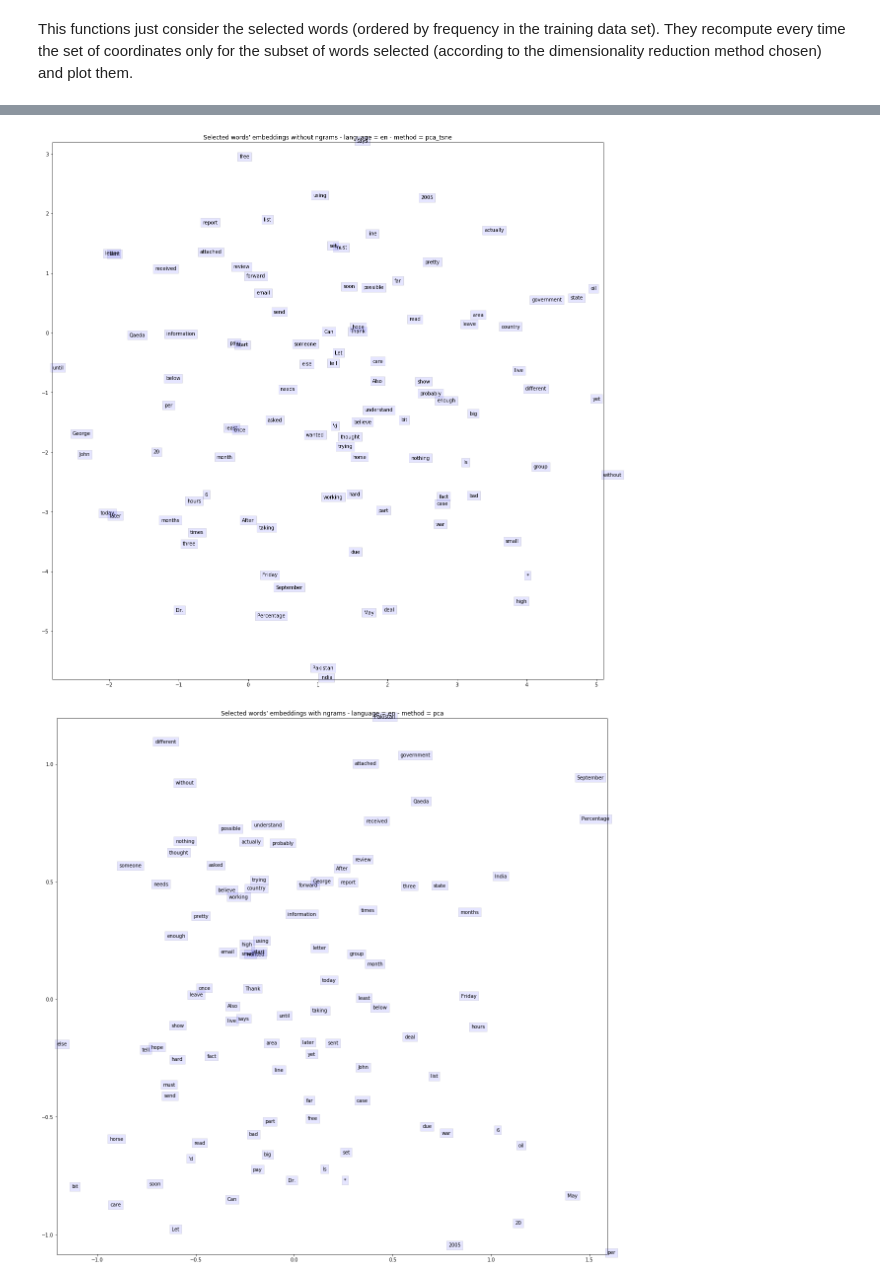
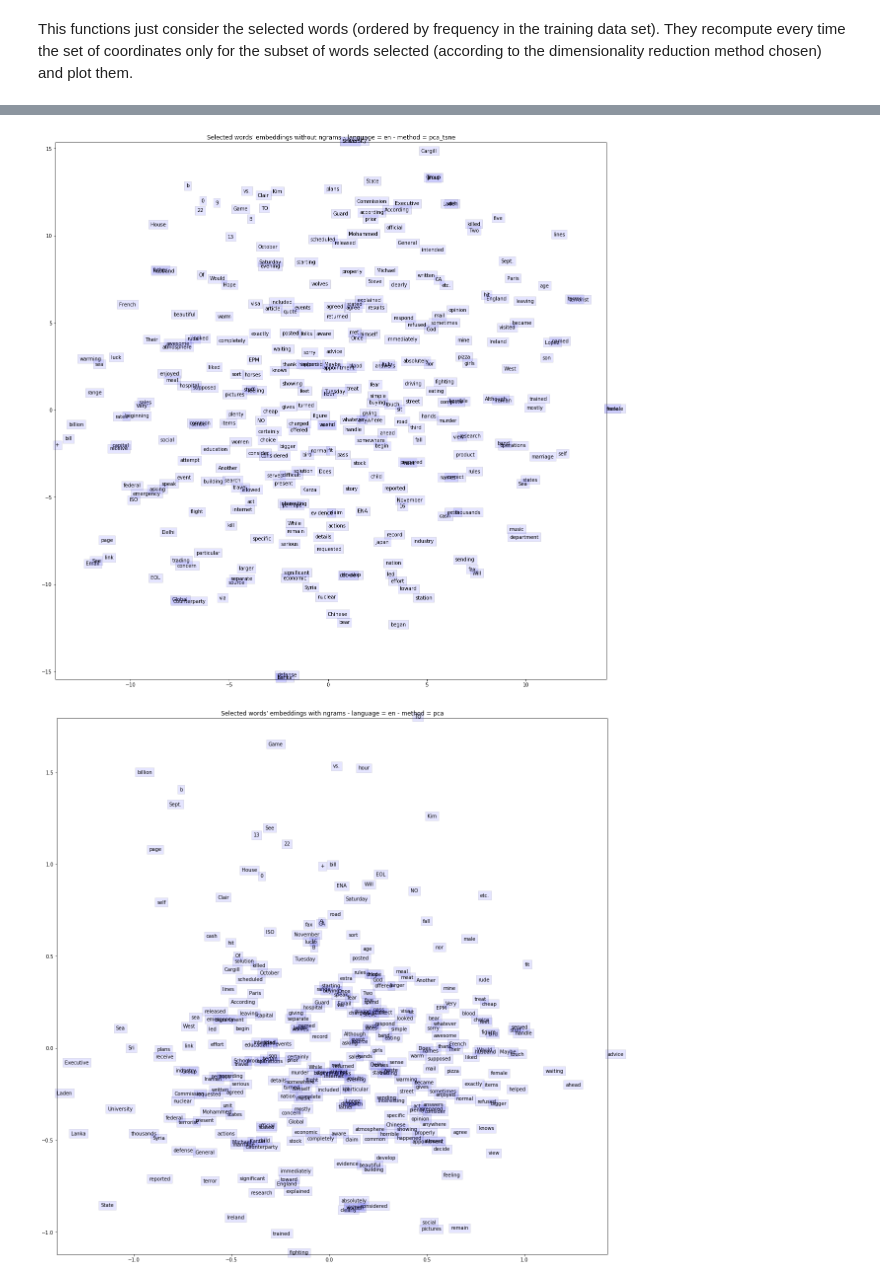
Before and after one commit to LyteFM/pytorch-sgns, a Jupyter notebook: Visualization.ipynb, the cells around one changed output, grey strips where cells are left out. Saved outputs shown, nothing was run; the diff lists cells and outputs as text; code cells hidden in the pictures.

```diff
--- a/Visualization.ipynb
+++ b/Visualization.ipynb
@@ -174,10 +211,12 @@ def PlotChosenWords(X, words, save_dir, lan, method='pca', ngrams=False):
                     dpi=200, bbox_inches = 'tight')
 
 def VisualizeChosenWords(data_dir, save_dir, lan, list_of_idx, ngrams = False,
-                        pca=False, tsne=False, both=False):
+                        pca=False, tsne=False, both=False, selected_words=None):
     word_counts = pickle.load(open(os.path.join(data_dir, lan, 'wc.dat'), 'rb'))
-    words = np.array(sorted(word_counts, key=word_counts.get, reverse=True))[list_of_idx]
-
+    if selected_words is None:
+        words = np.array(sorted(word_counts, key=word_counts.get, reverse=True))[list_of_idx]
+    else:
+        words = selected_words
     word2idx = pickle.load(open(os.path.join(data_dir, lan, 'word2idx.dat'), 'rb'))
 
     if ngrams:
@@ -211,9 +250,19 @@ def VisualizeChosenWords(data_dir, save_dir, lan, list_of_idx, ngrams = False,
         else: pickle.dump(X, open(os.path.join(save_dir, lan, 'X_pca_tsne_selected.dat'),'wb'))
         PlotChosenWords(X, words, save_dir, lan, 'pca_tsne', ngrams)
 # %%
-list_of_idx = list(range(300,400))
+list_of_idx = list(range(1000,1300))
 VisualizeChosenWords(data_dir, save_dir, lan, list_of_idx, ngrams = False,
                      pca=True, tsne=True, both=True)
 VisualizeChosenWords(data_dir, save_dir, lan, list_of_idx, ngrams = True,
                      pca=True, tsne=True, both=True)
+
+# Some hand-picked words from the most common ones
+selected_words = np.loadtxt(os.path.join(data_dir, 'selected_words.txt'), dtype=str)
+compute_selected_words(selected_words, True)
+compute_selected_words(selected_words, False)
+
+VisualizeChosenWords(data_dir, save_dir, lan, list_of_idx, ngrams = True,
+                     pca=True, tsne=True, both=True, selected_words=selected_words)
+VisualizeChosenWords(data_dir, save_dir, lan, list_of_idx, ngrams = False,
+                     pca=True, tsne=True, both=True, selected_words=selected_words)
 # %% [output]
@@ -222,2 +289,2 @@ VisualizeChosenWords(data_dir, save_dir, lan, list_of_idx, ngrams = True,
-[figure, old version]
+[figure, new version]
-[figure, old version]
+[figure, new version]
```
Also changed, not shown: parts of 3 cells of this notebook, 1 other file.
